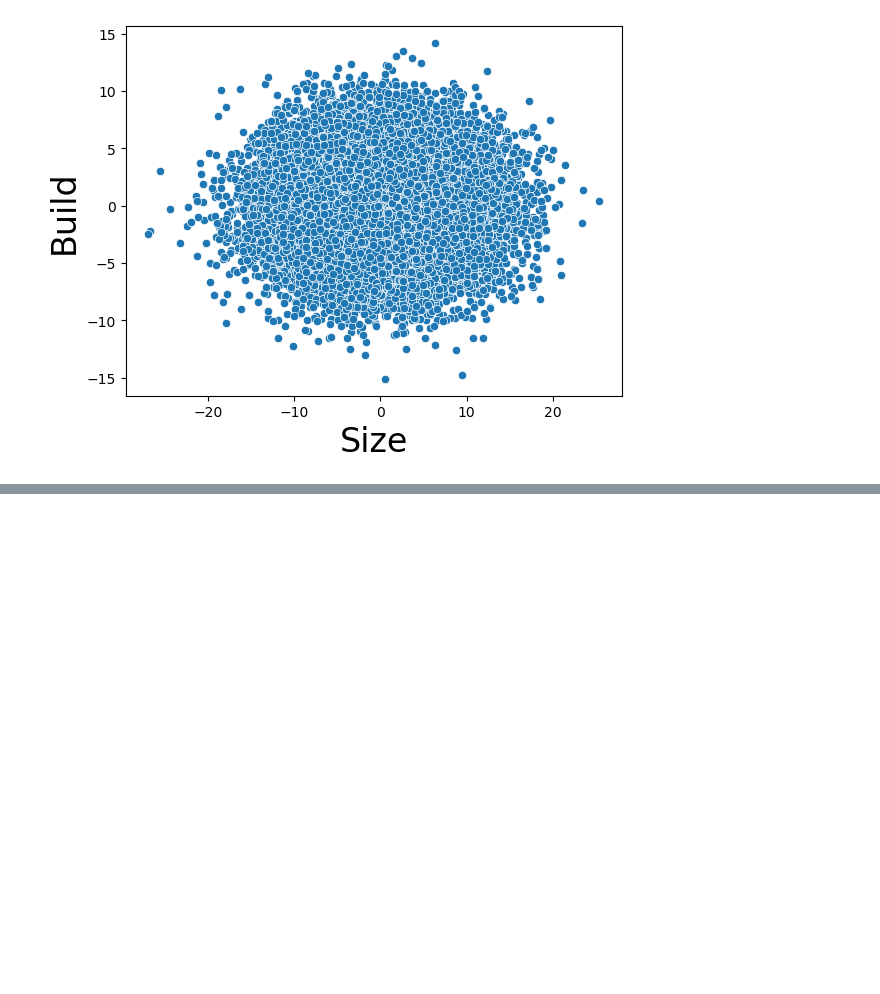
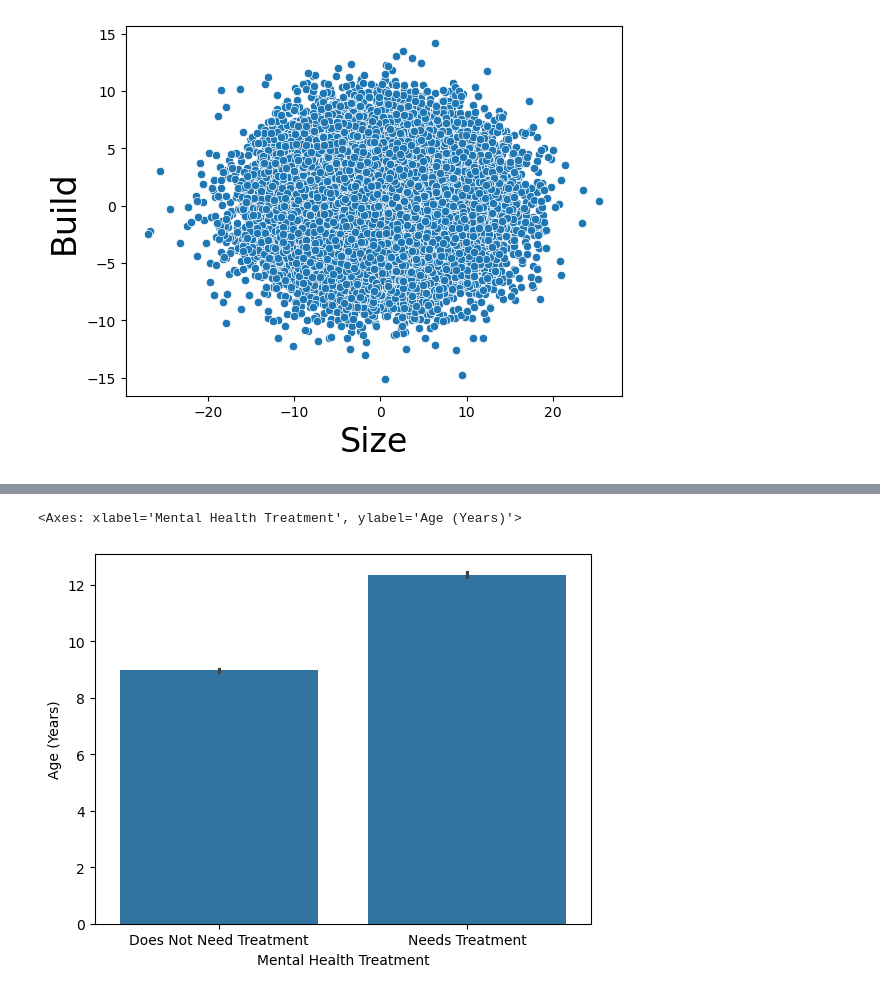
Before and after one commit to andymeintjes/ImmerseTokyo2025Innovation, a Jupyter notebook: Notebooks/DataSciencePipelines.ipynb, the cells around one changed output, grey strips where cells are left out. Cells and saved outputs as stored; diff of their text form; code cells hidden in the pictures; blank space fills up the shorter version.

```diff
--- a/Notebooks/DataSciencePipelines.ipynb
+++ b/Notebooks/DataSciencePipelines.ipynb
@@ -61,0 +137,5 @@ Text(0, 0.5, 'Build')
+# %%
+sns.barplot(data=df, x='Mental Health Treatment', y='Age (Years)')
+# %% [output]
+<Axes: xlabel='Mental Health Treatment', ylabel='Age (Years)'>
+[figure, added]
```
Also changed, not shown: parts of 9 cells of this notebook, 34 other files.
